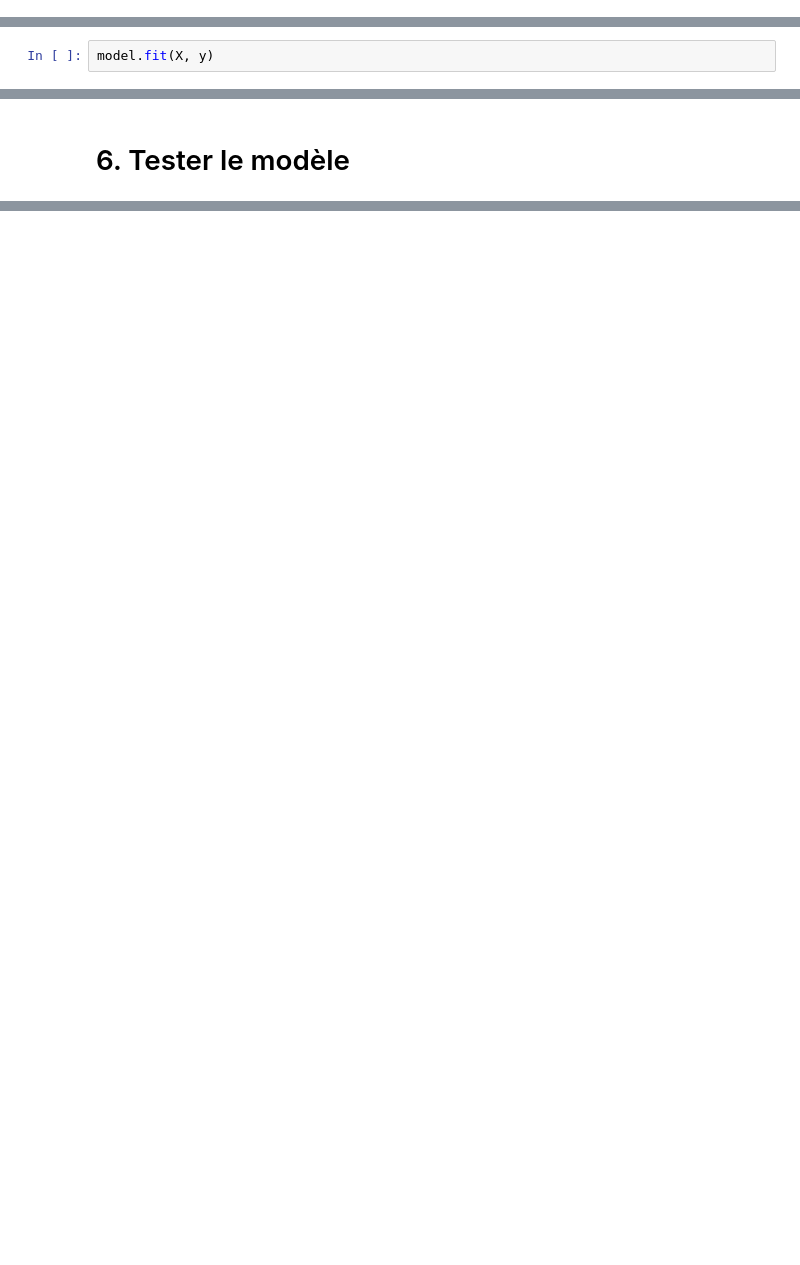
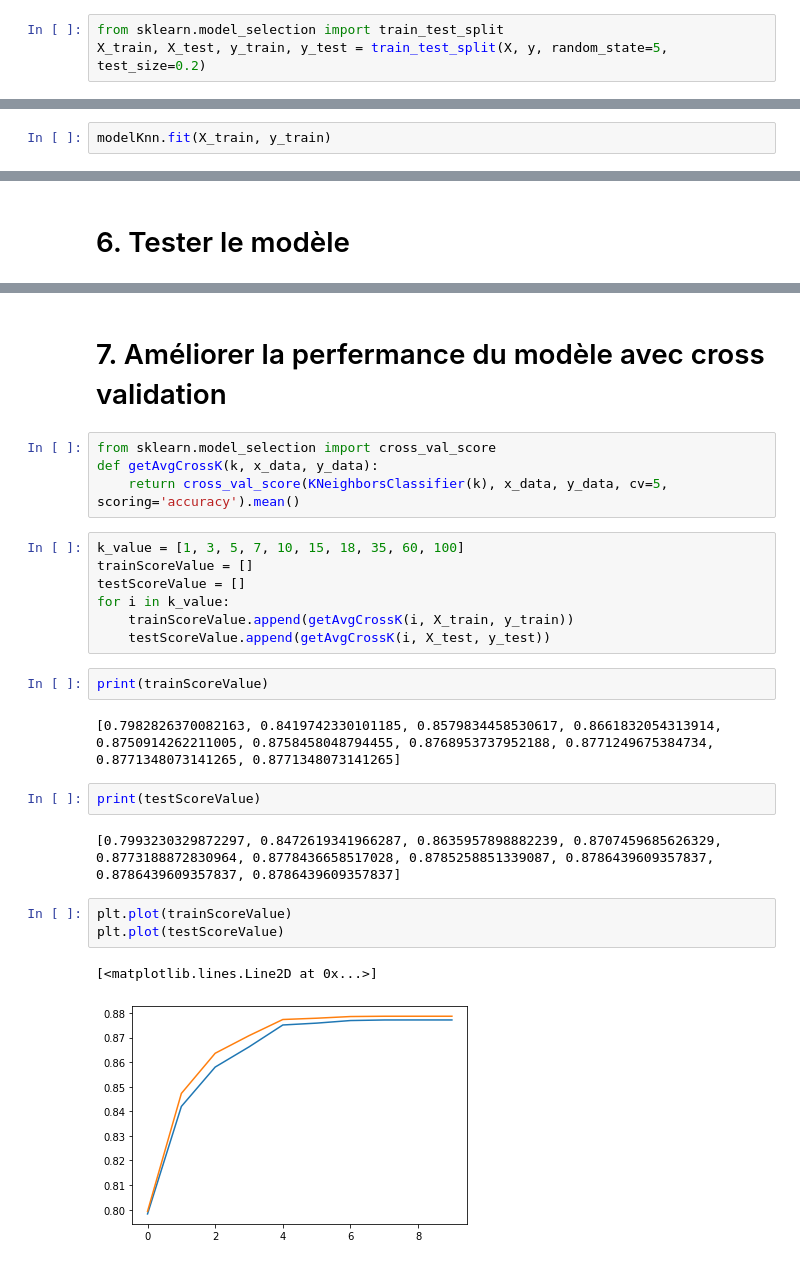
Before and after one commit to wiwiwisso/Health_Insurance_Cross_Sell_Prediction, a Jupyter notebook: health_insurance_cross_sell_prediction.ipynb, the cells around one changed output, grey strips where cells are left out. Saved outputs shown, nothing was run; the diff lists cells and outputs as text; blank space fills up the shorter version.

Commit message:
cross validation

```diff
--- a/health_insurance_cross_sell_prediction.ipynb
+++ b/health_insurance_cross_sell_prediction.ipynb
@@ -113,0 +193,3 @@ X = train_encoded_df.drop('Response', axis=1).to_numpy() # eliminer la colonne '
+# %%
+from sklearn.model_selection import train_test_split
+X_train, X_test, y_train, y_test = train_test_split(X, y, random_state=5, test_size=0.2)
@@ -114,4 +202,4 @@ X = train_encoded_df.drop('Response', axis=1).to_numpy() # eliminer la colonne '
 # %% [markdown]
 ## 3.3. Entraîner notre model
 # %%
-model.fit(X, y)
+modelKnn.fit(X_train, y_train)
@@ -135,0 +230,27 @@ print(interested(1, 74, 1, 11.0, 1, 2, 1, 35786.0, 152.0, 53))
+# %% [markdown]
+# 7. Améliorer la perfermance du modèle avec cross validation
+# %%
+from sklearn.model_selection import cross_val_score
+def getAvgCrossK(k, x_data, y_data):
+    return cross_val_score(KNeighborsClassifier(k), x_data, y_data, cv=5, scoring='accuracy').mean()
+# %%
+k_value = [1, 3, 5, 7, 10, 15, 18, 35, 60, 100]
+trainScoreValue = []
+testScoreValue = []
+for i in k_value:
+    trainScoreValue.append(getAvgCrossK(i, X_train, y_train))
+    testScoreValue.append(getAvgCrossK(i, X_test, y_test))
+# %%
+print(trainScoreValue)
+# %% [output]
+[0.7982826370082163, 0.8419742330101185, 0.8579834458530617, 0.8661832054313914, 0.8750914262211005, 0.8758458048794455, 0.8768953737952188, 0.8771249675384734, 0.8771348073141265, 0.8771348073141265]
+# %%
+print(testScoreValue)
+# %% [output]
+[0.7993230329872297, 0.8472619341966287, 0.8635957898882239, 0.8707459685626329, 0.8773188872830964, 0.8778436658517028, 0.8785258851339087, 0.8786439609357837, 0.8786439609357837, 0.8786439609357837]
+# %%
+plt.plot(trainScoreValue)
+plt.plot(testScoreValue)
+# %% [output]
+[<matplotlib.lines.Line2D at 0x...>]
+[figure, added]
```
Also changed, not shown: parts of 21 cells of this notebook.
